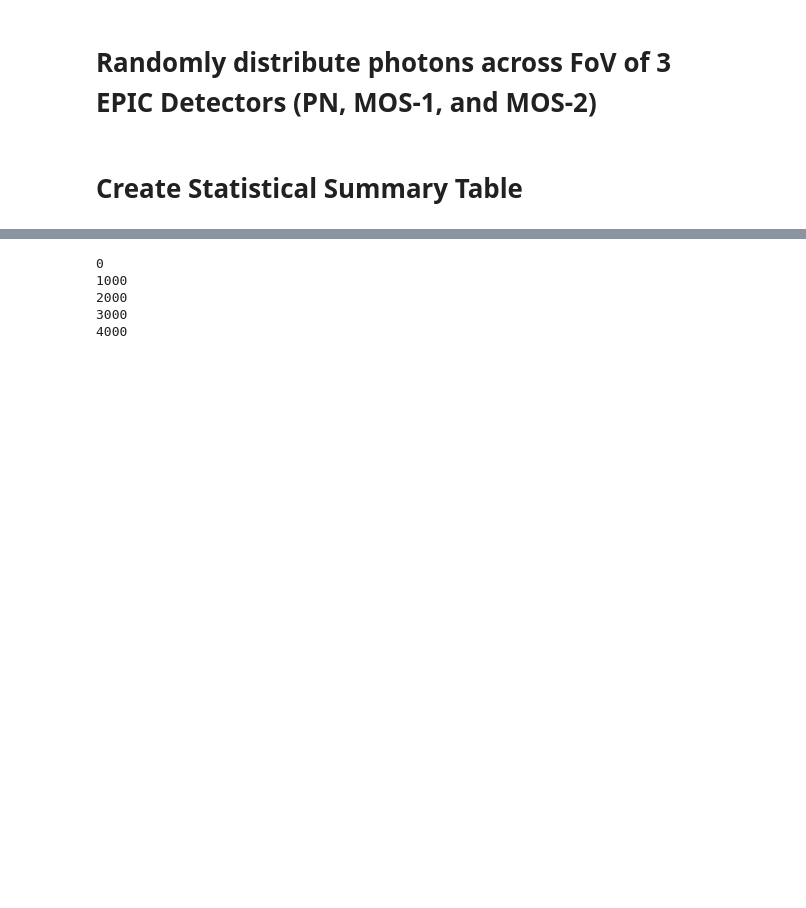
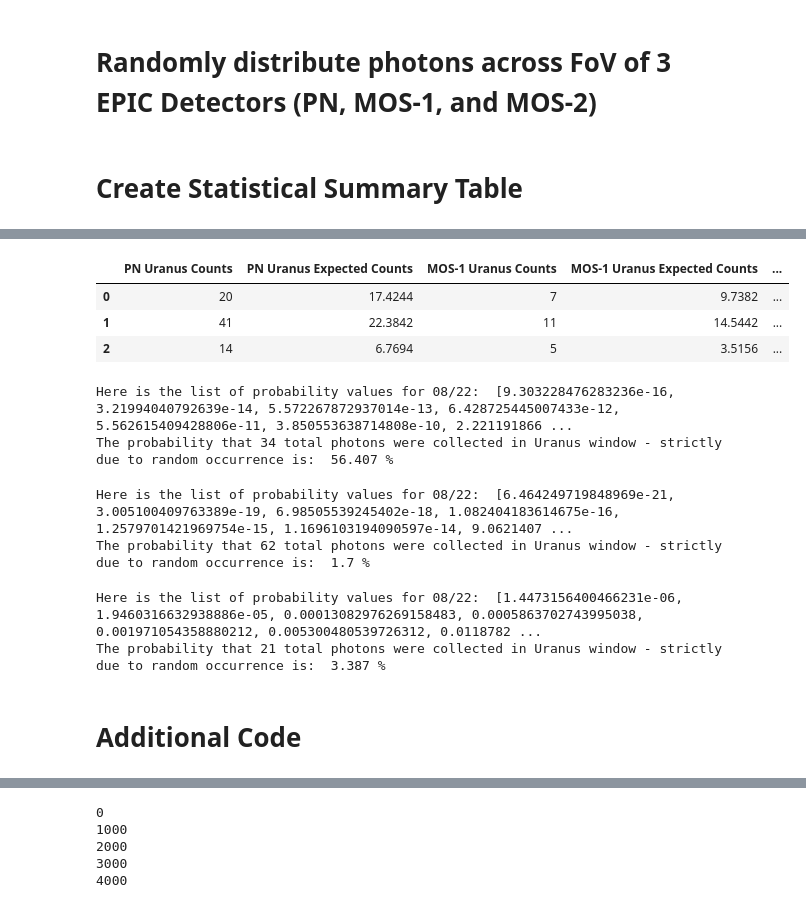
Before and after one commit to hannamag101/Adamski_Uranus_Updates_2024, a Jupyter notebook: uranus_monte_carlo.ipynb, the cells around one changed output, grey strips where cells are left out. Saved outputs shown, nothing was run; the diff lists cells and outputs as text; code cells hidden in the pictures; blank space fills up the shorter version.

```diff
--- a/uranus_monte_carlo.ipynb
+++ b/uranus_monte_carlo.ipynb
@@ -646,0 +613,76 @@ npn_2, nmos1_2, nmos2_2 = monte_carlo(df, n_simulations=int(5000), ind = 2, plot
+# %%
+# 5000 Simulations - Results Summary - Manual Inputs
+row1 = [20, 17.4244, 7, 9.7382, 7, 7.4484, 34, 34.6110]
+row2 = [41, 22.3842, 11, 14.5442, 10, 9.5596, 62, 46.4880]
+row3 = [14, 6.7694, 5, 3.5156, 2, 3.1608, 21, 13.4458]
+
+df_results = pd.DataFrame([row1, row2, row3], columns = ['PN Uranus Counts', 'PN Uranus Expected Counts', 'MOS-1 Uranus Counts', 'MOS-1 Uranus Expected Counts','MOS-2 Uranus Counts', 'MOS-2 Uranus Expected Counts',
+                                                         'Summed Uranus Counts (k)', 'Summed Expected Uranus Counts (LAMBDA)'])
+df_results
+# %% [output]
+|  | PN Uranus Counts | PN Uranus Expected Counts | MOS-1 Uranus Counts | MOS-1 Uranus Expected Counts | ... |
+| 0 | 20 | 17.4244 | 7 | 9.7382 | ... |
+| 1 | 41 | 22.3842 | 11 | 14.5442 | ... |
+| 2 | 14 | 6.7694 | 5 | 3.5156 | ... |
+# %%
+# For 08/22
+lambda_08_22 = 34.6110
+k_08_22 = 34
+
+exp_sum = []
+for i in range(34):
+    ind_exp_sum = (np.exp(-lambda_08_22) * (lambda_08_22 ** (i))) / math.factorial(i)
+    exp_sum.append(ind_exp_sum)
+
+print("Here is the list of probability values for 08/22: ", exp_sum)
+tot_prob = sum(exp_sum)
+
+cond_prob_08_22 = 1 - tot_prob
+cond_prob_08_22
+
+print("The probability that 34 total photons were collected in Uranus window - strictly due to random occurrence is: ", round(cond_prob_08_22 * 100, 3), "%")
+# %% [output]
+Here is the list of probability values for 08/22:  [9.303228476283236e-16, 3.21994040792639e-14, 5.572267872937014e-13, 6.428725445007433e-12, 5.562615409428806e-11, 3.850553638714808e-10, 2.221191866 ...
+The probability that 34 total photons were collected in Uranus window - strictly due to random occurrence is:  56.407 %
+# %%
+# For 01/23
+lambda_01_23 = 46.4880
+k_01_23 = 62
+
+exp_sum = []
+for i in range(62):
+    ind_exp_sum = (np.exp(-lambda_01_23) * (lambda_01_23 ** (i))) / math.factorial(i)
+    exp_sum.append(ind_exp_sum)
+
+print("Here is the list of probability values for 08/22: ", exp_sum)
+tot_prob = sum(exp_sum)
+
+cond_prob_01_23 = 1 - tot_prob
+cond_prob_01_23
+
+print("The probability that 62 total photons were collected in Uranus window - strictly due to random occurrence is: ", round(cond_prob_01_23 * 100, 3), "%")
+# %% [output]
+Here is the list of probability values for 08/22:  [6.464249719848969e-21, 3.005100409763389e-19, 6.98505539245402e-18, 1.082404183614675e-16, 1.2579701421969754e-15, 1.1696103194090597e-14, 9.0621407 ...
+The probability that 62 total photons were collected in Uranus window - strictly due to random occurrence is:  1.7 %
+# %%
+# For 02/23
+lambda_02_23 = 13.4458
+k_02_23 = 21
+
+exp_sum = []
+for i in range(21):
+    ind_exp_sum = (np.exp(-lambda_02_23) * (lambda_02_23 ** (i))) / math.factorial(i)
+    exp_sum.append(ind_exp_sum)
+
+print("Here is the list of probability values for 08/22: ", exp_sum)
+tot_prob = sum(exp_sum)
+
+cond_prob_02_23 = 1 - tot_prob
+cond_prob_02_23
+
+print("The probability that 21 total photons were collected in Uranus window - strictly due to random occurrence is: ", round(cond_prob_02_23 * 100, 3), "%")
+# %% [output]
+Here is the list of probability values for 08/22:  [1.4473156400466231e-06, 1.9460316632938886e-05, 0.00013082976269158483, 0.0005863702743995038, 0.001971054358880212, 0.005300480539726312, 0.0118782 ...
+The probability that 21 total photons were collected in Uranus window - strictly due to random occurrence is:  3.387 %
+# %% [markdown]
+# Additional Code
```
Also changed, not shown: parts of 22 cells of this notebook.
